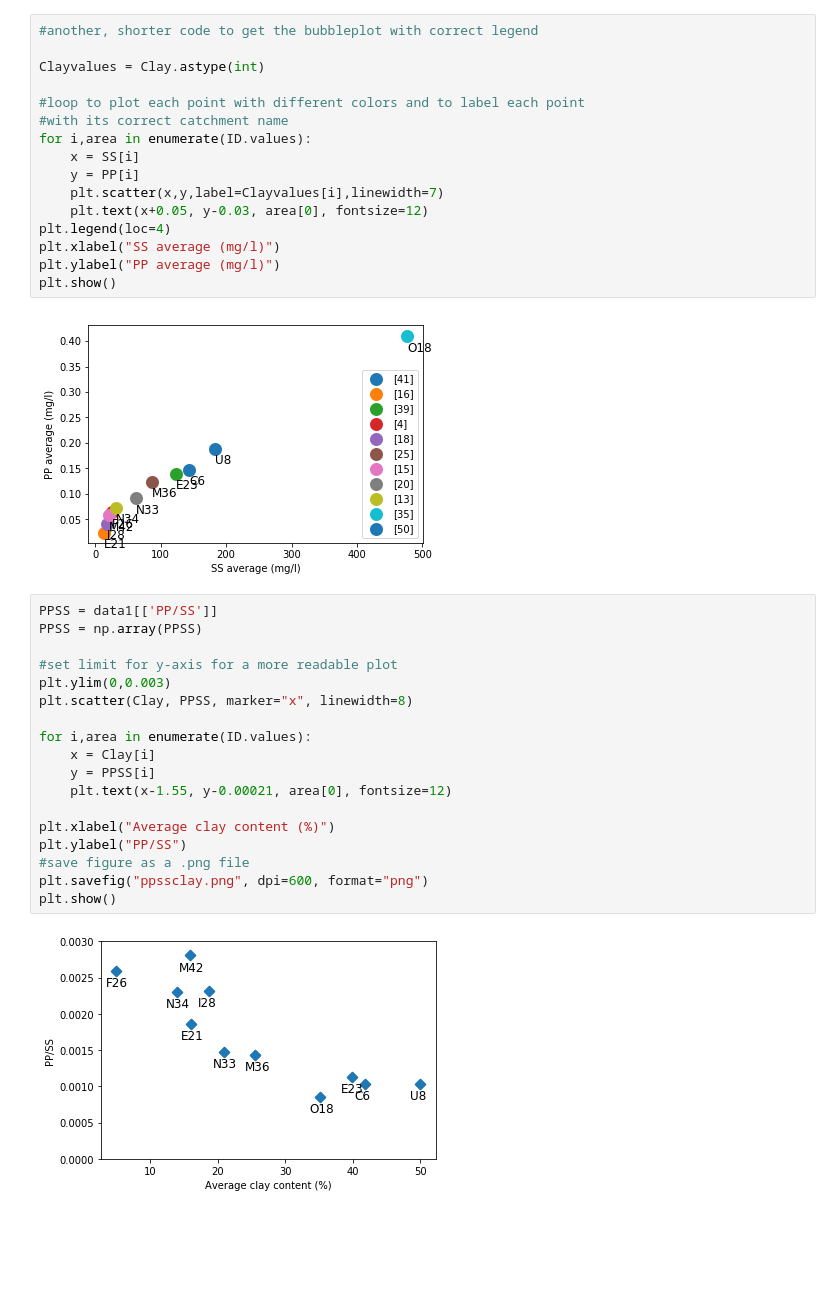
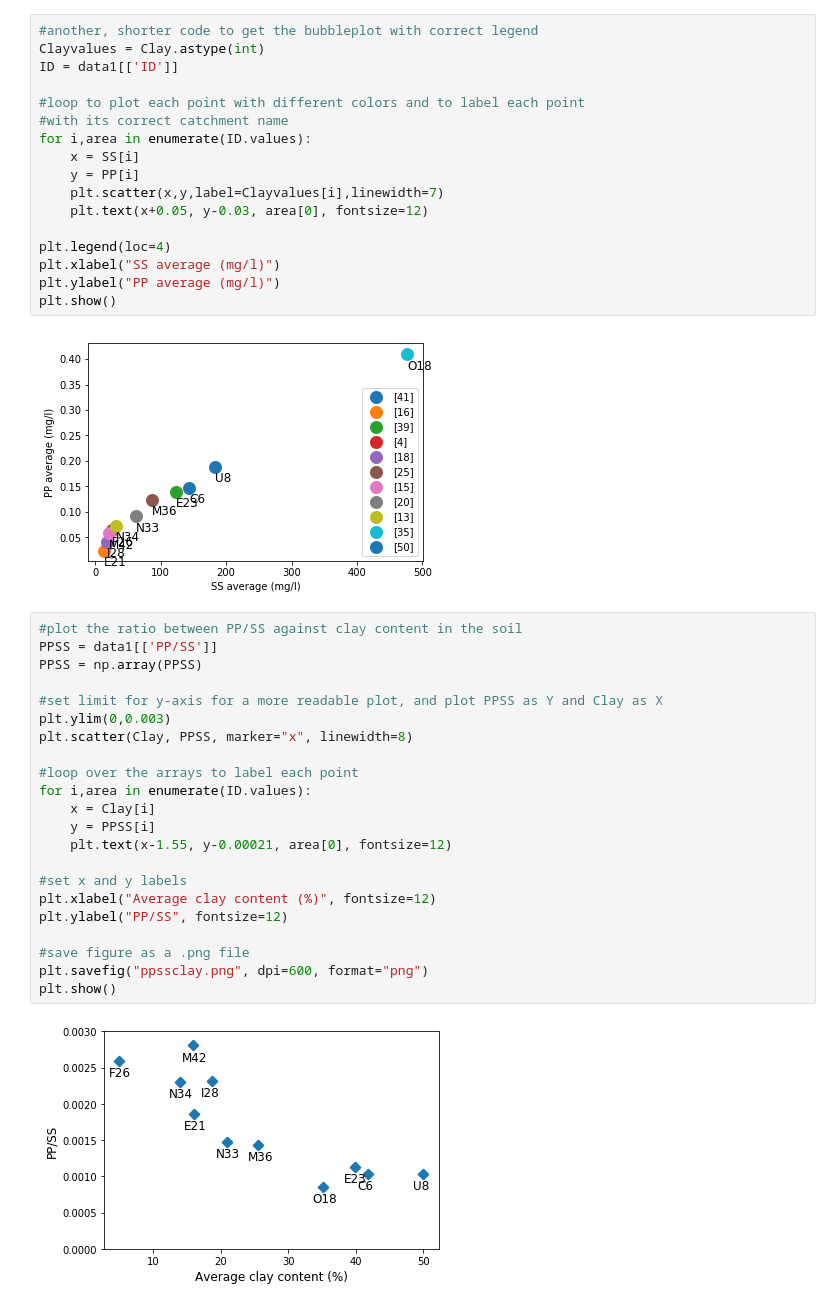
Before and after one commit to SaraSandstrom/pythoncourse, a Jupyter notebook: pcatest.ipynb, the cells around one changed output. Cells and saved outputs as stored; diff of their text form; blank space fills up the shorter version.

```diff
--- a/pcatest.ipynb
+++ b/pcatest.ipynb
@@ -130,8 +133,8 @@ plt.show()
 [figure]
 # %%
 #another, shorter code to get the bubbleplot with correct legend
-
 Clayvalues = Clay.astype(int)
+ID = data1[['ID']]
 
 #loop to plot each point with different colors and to label each point
 #with its correct catchment name
@@ -140,6 +143,7 @@ for i,area in enumerate(ID.values):
     y = PP[i]
     plt.scatter(x,y,label=Clayvalues[i],linewidth=7)
     plt.text(x+0.05, y-0.03, area[0], fontsize=12)
+
 plt.legend(loc=4)
 plt.xlabel("SS average (mg/l)")
 plt.ylabel("PP average (mg/l)")
@@ -147,25 +151,29 @@ plt.show()
 # %% [output]
 [figure]
 # %%
+#plot the ratio between PP/SS against clay content in the soil
 PPSS = data1[['PP/SS']]
 PPSS = np.array(PPSS)
 
-#set limit for y-axis for a more readable plot
+#set limit for y-axis for a more readable plot, and plot PPSS as Y and Clay as X
 plt.ylim(0,0.003)
 plt.scatter(Clay, PPSS, marker="x", linewidth=8)
 
+#loop over the arrays to label each point
 for i,area in enumerate(ID.values):
     x = Clay[i]
     y = PPSS[i]
     plt.text(x-1.55, y-0.00021, area[0], fontsize=12)
 
-plt.xlabel("Average clay content (%)")
-plt.ylabel("PP/SS")
+#set x and y labels
+plt.xlabel("Average clay content (%)", fontsize=12)
+plt.ylabel("PP/SS", fontsize=12)
+
 #save figure as a .png file
 plt.savefig("ppssclay.png", dpi=600, format="png")
 plt.show()
 # %% [output]
-[figure, old version]
+[figure, new version]
 # %%
 #Import PCA package
 from sklearn.decomposition import PCA
```
Also changed, not shown: parts of 4 cells of this notebook.
